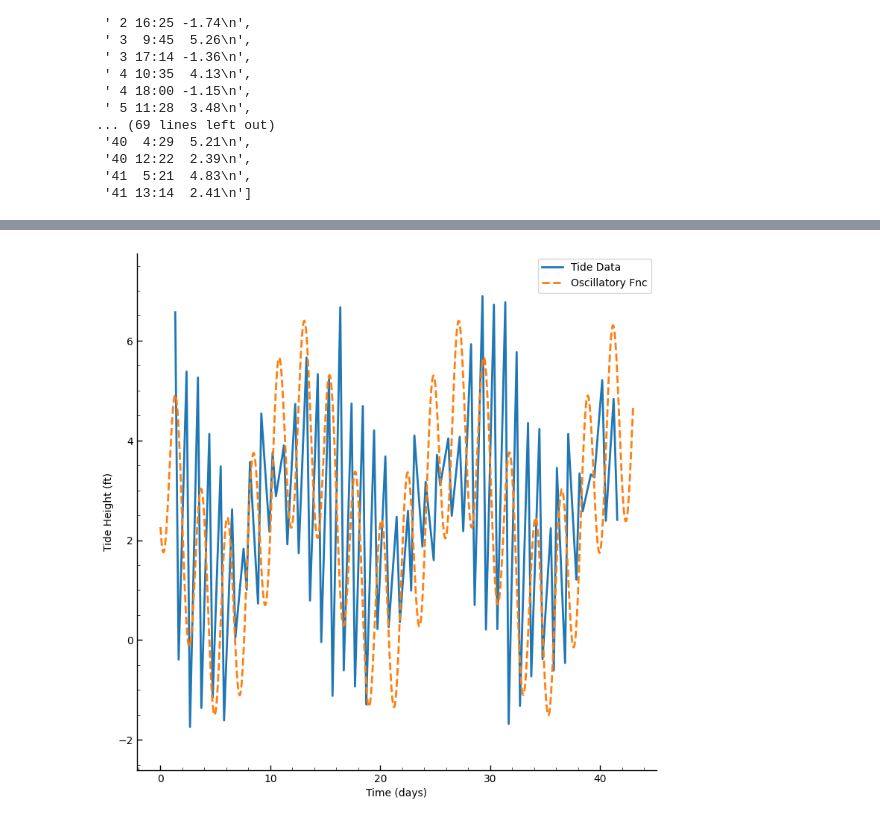
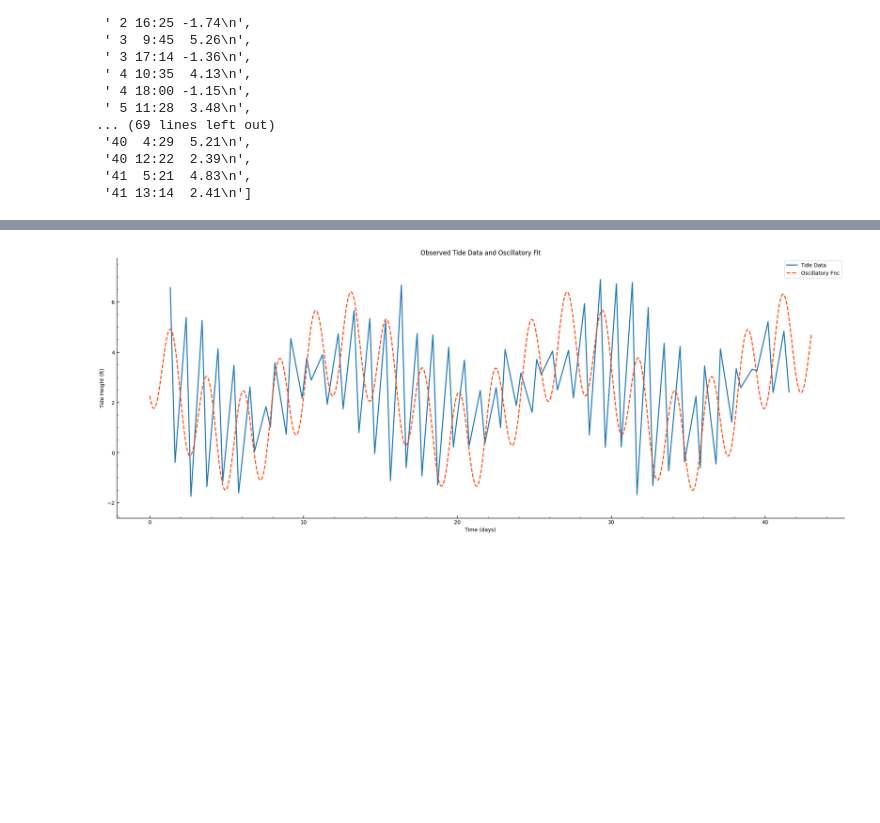
Before and after one commit to crod1333/group5-astr-19, a Jupyter notebook: group5-tidal-project.ipynb, the cells around one changed output, grey strips where cells are left out. Saved outputs shown, nothing was run; the diff lists cells and outputs as text; code cells hidden in the pictures; blank space fills up the shorter version.

```diff
--- a/group5-tidal-project.ipynb
+++ b/group5-tidal-project.ipynb
@@ -98,16 +85,21 @@ NameError: name 'c' is not defined
 # %%
 plt.style.use("./astr19_matplotlib_defaults.txt")
 
-plt.figure(figsize=(9,9))
+plt.figure(figsize=(25,9))
 
 # Raw data
 plt.plot(x, h, label="Tide Data")
 
+
 # Simple oscillatory graph
-plt.plot(t, y_fit, label="Oscillatory Fnc", linestyle="--")
+plt.plot(t, y_fit, label="Oscillatory Fnc", linestyle="--", color="orangered")
+plt.title("Observed Tide Data and Oscillatory Fit")
 plt.xlabel("Time (days)")
 plt.ylabel("Tide Height (ft)")
 plt.legend()
+#Required to save fig
+plt.savefig("tide_function.pdf")
+
 plt.show()
 # %% [output]
-[figure, old version]
+[figure, new version]
```
Also changed, not shown: parts of 16 cells of this notebook.
